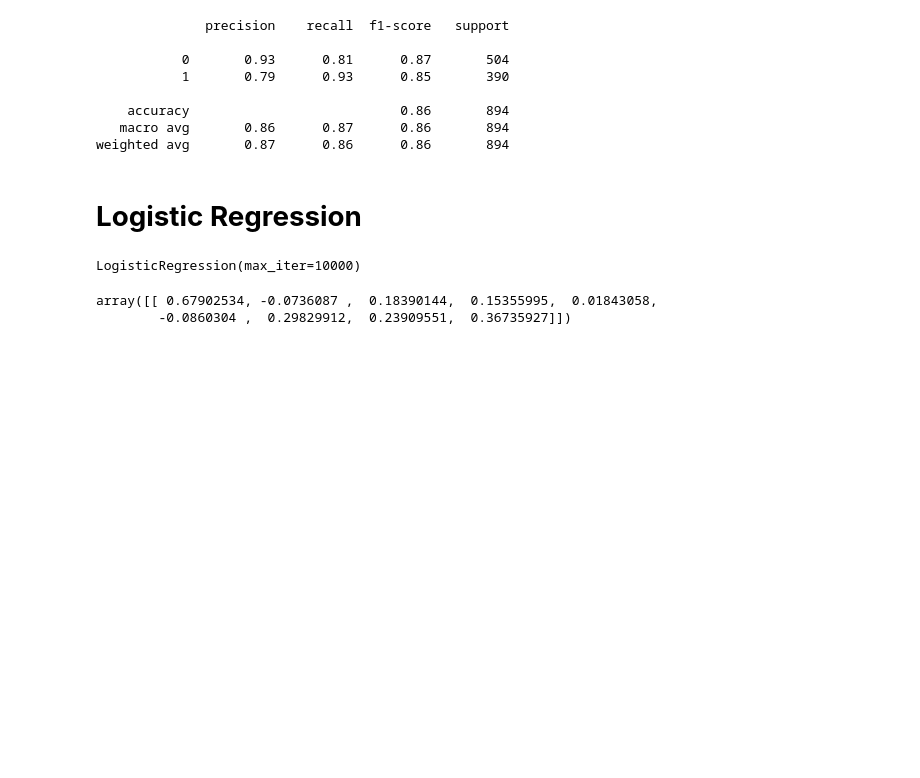
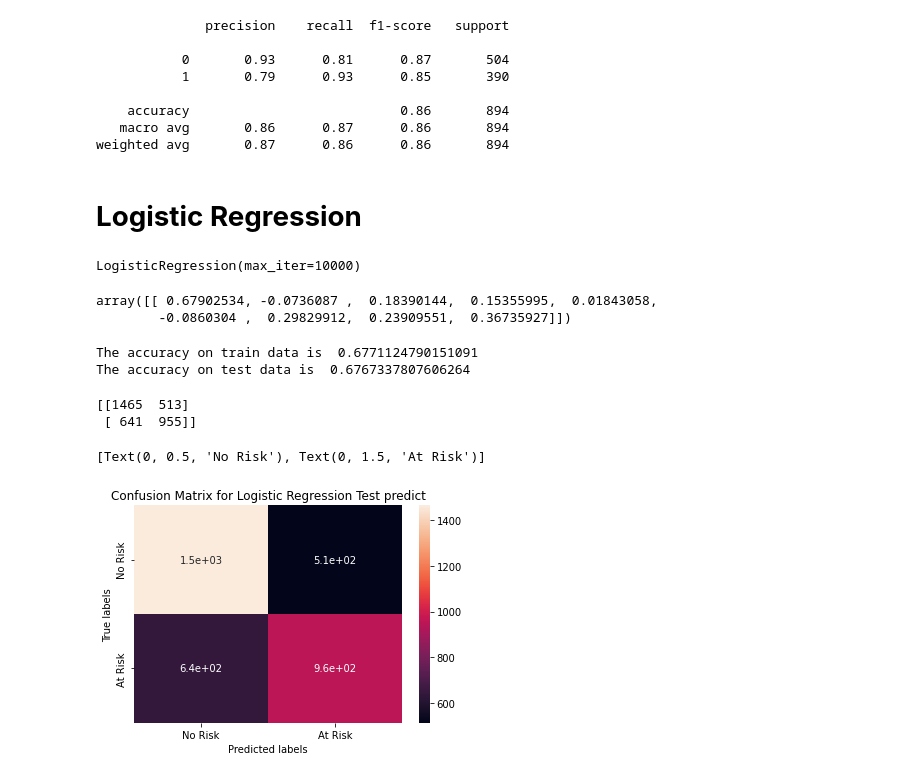
Before and after one commit to Deven876/project3-Cardiovascular-Risk-Prediction, a Jupyter notebook: Project3_Cardiovascular_Risk_Prediction.ipynb, the cells around one changed output. Cells and saved outputs as stored; diff of their text form; code cells hidden in the pictures; blank space fills up the shorter version.

Commit message:
logistics regression and metrics

```diff
--- a/Project3_Cardiovascular_Risk_Prediction.ipynb
+++ b/Project3_Cardiovascular_Risk_Prediction.ipynb
@@ -698,3 +699,35 @@ lr.coef_
 # %% [output]
 array([[ 0.67902534, -0.0736087 ,  0.18390144,  0.15355995,  0.01843058,
         -0.0860304 ,  0.29829912,  0.23909551,  0.36735927]])
+# %%
+# predictions
+train_preds=lr.predict(X_train)
+test_preds=lr.predict(X_test)
+# %%
+# accuracy scores
+train_accuracy=accuracy_score(train_preds,y_train)
+test_accuracy=accuracy_score(test_preds,y_test)
+
+print("The accuracy on train data is ", train_accuracy)
+print("The accuracy on test data is ", test_accuracy)
+# %% [output]
+The accuracy on train data is  0.6771124790151091
+The accuracy on test data is  0.6767337807606264
+# %%
+# Get the confusion matrix for train
+labels = ['No Risk', 'At Risk']
+cm = confusion_matrix(y_train, train_preds)
+print(cm)
+ax= plt.subplot()
+sns.heatmap(cm, annot=True, ax = ax) #annot=True to annotate cells
+# labels, title and ticks
+ax.set_xlabel('Predicted labels')
+ax.set_ylabel('True labels')
+ax.set_title('Confusion Matrix for Logistic Regression Test predict')
+ax.xaxis.set_ticklabels(labels)
+ax.yaxis.set_ticklabels(labels)
+# %% [output]
+[[1465  513]
+ [ 641  955]]
+[Text(0, 0.5, 'No Risk'), Text(0, 1.5, 'At Risk')]
+[figure, added]
```
Also changed, not shown: parts of 3 cells of this notebook.
